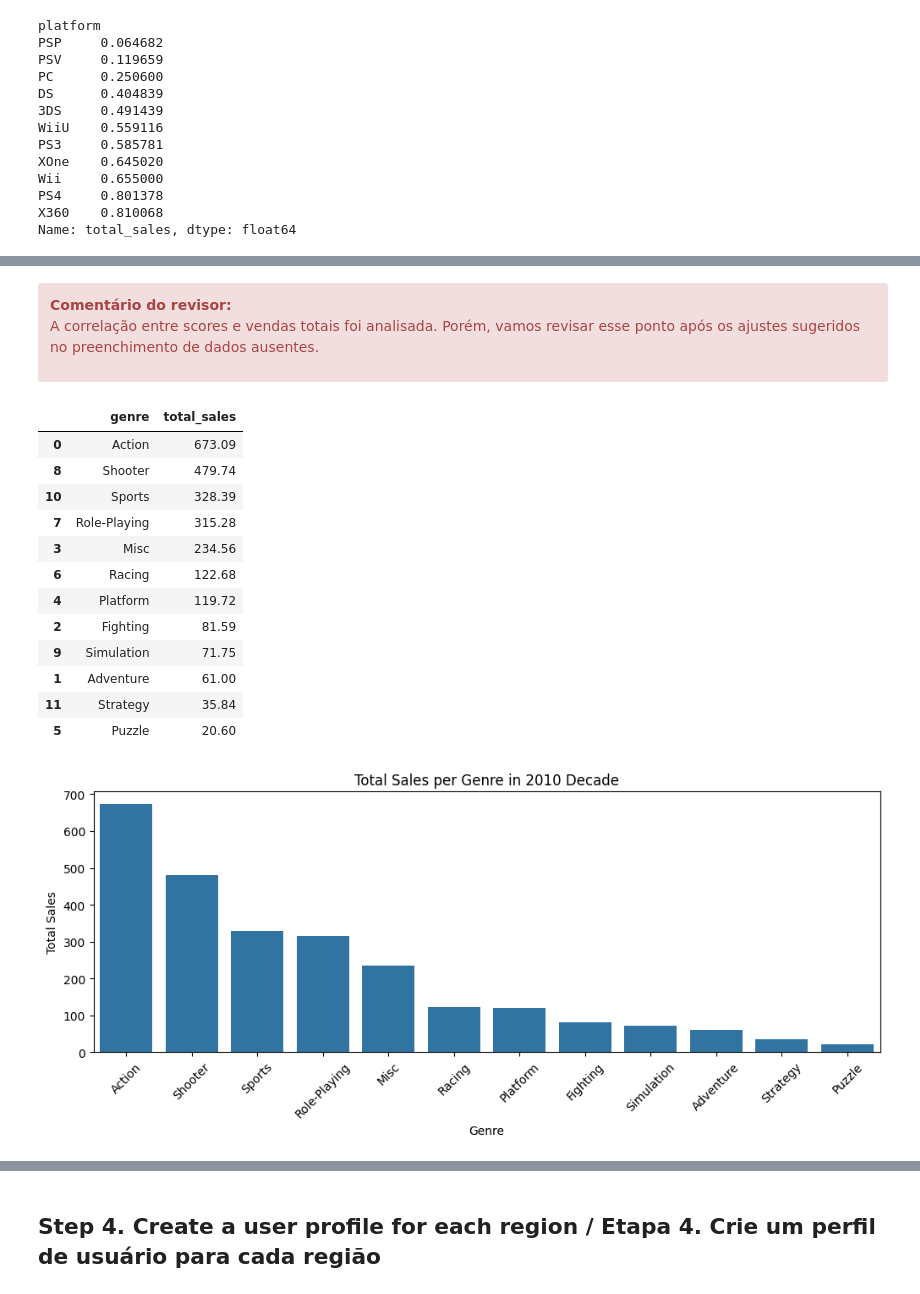
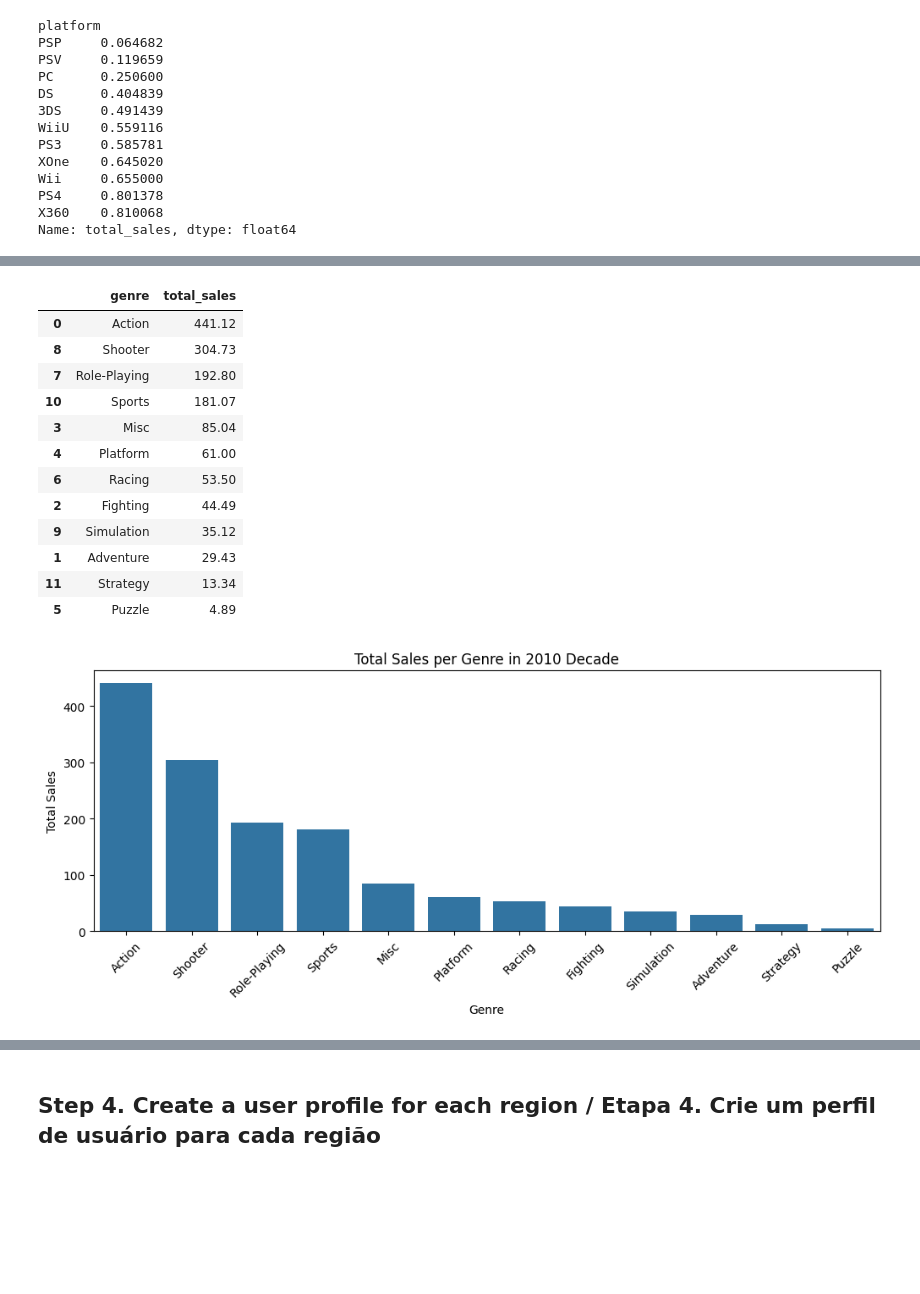
Before and after one commit to RafaelGenari/Bootcamp-Project-Video-Games-Ice-Company, a Jupyter notebook: Notebooks/EDA.ipynb, the cells around one changed output, grey strips where cells are left out. Saved outputs shown, nothing was run; the diff lists cells and outputs as text; code cells hidden in the pictures; blank space fills up the shorter version.

```diff
--- a/Notebooks/EDA.ipynb
+++ b/Notebooks/EDA.ipynb
@@ -535,37 +466,30 @@ plt.show()
-# %% [markdown]
-<div class="alert alert-block alert-danger">
-<b> Comentário do revisor: </b> <a class="tocSkip"></a>
-
-A correlação entre scores e vendas totais foi analisada. Porém, vamos revisar esse ponto após os ajustes sugeridos no preenchimento de dados ausentes.
-
-</div>
 # %%
-genre_sales_2010 = df_2010_decade.groupby('genre')['total_sales'].sum().reset_index() # total sales per genre / vendas totais por genero
+genre_sales_2012 = df_2012_ahead.groupby('genre')['total_sales'].sum().reset_index() # total sales per genre / vendas totais por genero
 
-genre_sales_2010 = genre_sales_2010.sort_values(by = 'total_sales', ascending = False) # sorting values / ordenando os valores
+genre_sales_2012 = genre_sales_2012.sort_values(by = 'total_sales', ascending = False) # sorting values / ordenando os valores
 
-genre_sales_2010
+genre_sales_2012
 # %% [output]
 |  | genre | total_sales |
-| 0 | Action | 673.09 |
-| 8 | Shooter | 479.74 |
-| 10 | Sports | 328.39 |
-| 7 | Role-Playing | 315.28 |
-| 3 | Misc | 234.56 |
-| 6 | Racing | 122.68 |
-| 4 | Platform | 119.72 |
-| 2 | Fighting | 81.59 |
-| 9 | Simulation | 71.75 |
-| 1 | Adventure | 61.00 |
-| 11 | Strategy | 35.84 |
-| 5 | Puzzle | 20.60 |
+| 0 | Action | 441.12 |
+| 8 | Shooter | 304.73 |
+| 7 | Role-Playing | 192.80 |
+| 10 | Sports | 181.07 |
+| 3 | Misc | 85.04 |
+| 4 | Platform | 61.00 |
+| 6 | Racing | 53.50 |
+| 2 | Fighting | 44.49 |
+| 9 | Simulation | 35.12 |
+| 1 | Adventure | 29.43 |
+| 11 | Strategy | 13.34 |
+| 5 | Puzzle | 4.89 |
 # %%
 plt.figure(figsize = (12,4))
-sns.barplot(x = 'genre', y = 'total_sales', data = genre_sales_2010)
+sns.barplot(x = 'genre', y = 'total_sales', data = genre_sales_2012)
 plt.title('Total Sales per Genre in 2010 Decade')
 plt.xlabel('Genre')
 plt.ylabel('Total Sales')
 plt.xticks(rotation=45)
 plt.show()
 # %% [output]
-[figure, old version]
+[figure, new version]
```
Also changed, not shown: parts of 52 cells of this notebook.
